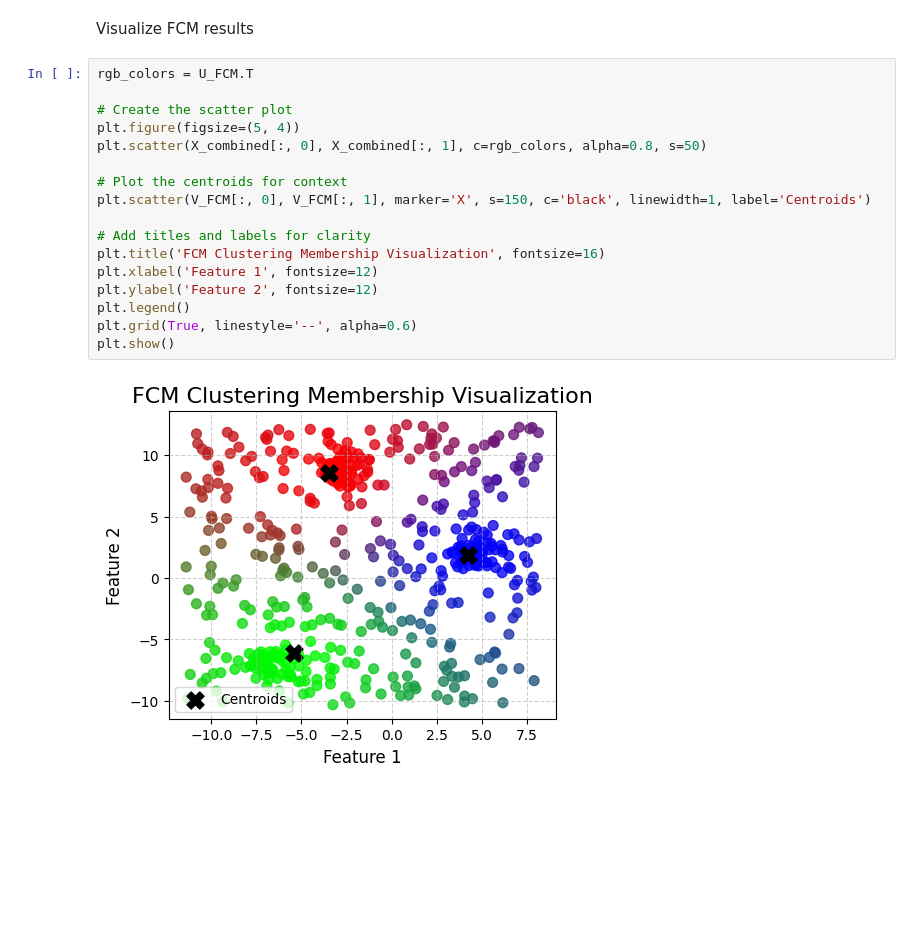
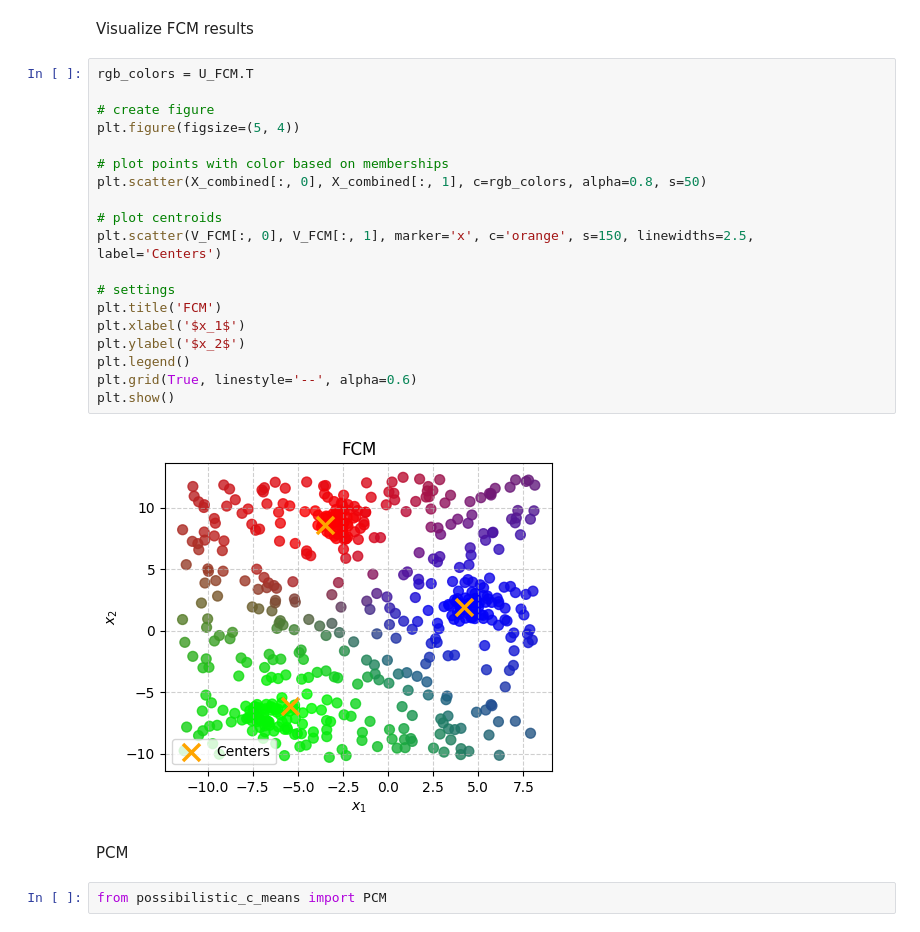
Before and after one commit to WouterFeijen/Clustering, a Jupyter notebook: testing/urr-assignment-vis.ipynb, the cells around one changed output. Drawn from its saved outputs; the diff is of its cells as text; blank space fills up the shorter version.

Commit message:
visualizations for PCM and FCM

```diff
--- a/testing/urr-assignment-vis.ipynb
+++ b/testing/urr-assignment-vis.ipynb
@@ -168,19 +168,25 @@ Visualize FCM results
 # %%
 rgb_colors = U_FCM.T
 
-# Create the scatter plot
+# create figure
 plt.figure(figsize=(5, 4))
+
+# plot points with color based on memberships
 plt.scatter(X_combined[:, 0], X_combined[:, 1], c=rgb_colors, alpha=0.8, s=50)
 
-# Plot the centroids for context
-plt.scatter(V_FCM[:, 0], V_FCM[:, 1], marker='X', s=150, c='black', linewidth=1, label='Centroids')
+# plot centroids
+plt.scatter(V_FCM[:, 0], V_FCM[:, 1], marker='x', c='orange', s=150, linewidths=2.5, label='Centers')
 
-# Add titles and labels for clarity
-plt.title('FCM Clustering Membership Visualization', fontsize=16)
-plt.xlabel('Feature 1', fontsize=12)
-plt.ylabel('Feature 2', fontsize=12)
+# settings
+plt.title('FCM')
+plt.xlabel('$x_1$')
+plt.ylabel('$x_2$')
 plt.legend()
 plt.grid(True, linestyle='--', alpha=0.6)
 plt.show()
 # %% [output]
-[figure, old version]
+[figure, new version]
+# %% [markdown]
+PCM
+# %%
+from possibilistic_c_means import PCM
```
Also changed, not shown: parts of 2 cells of this notebook.
